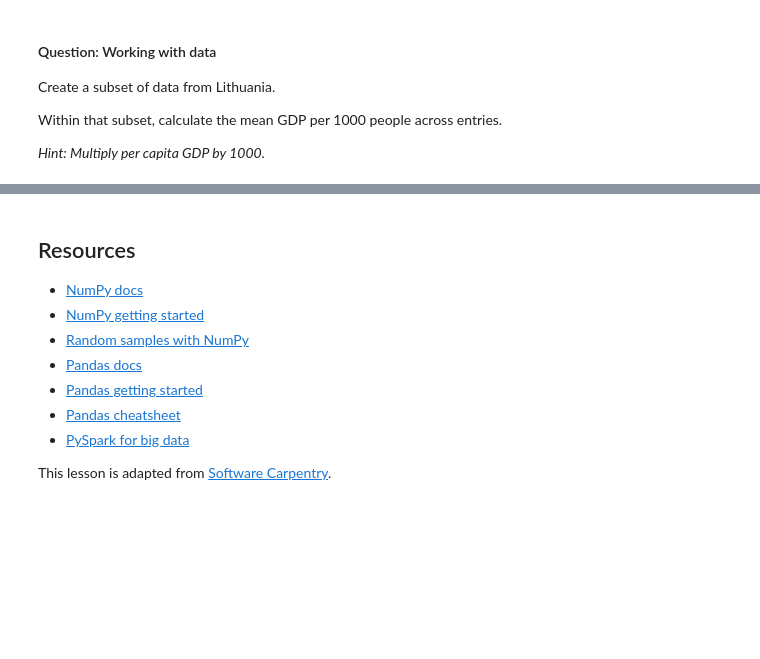
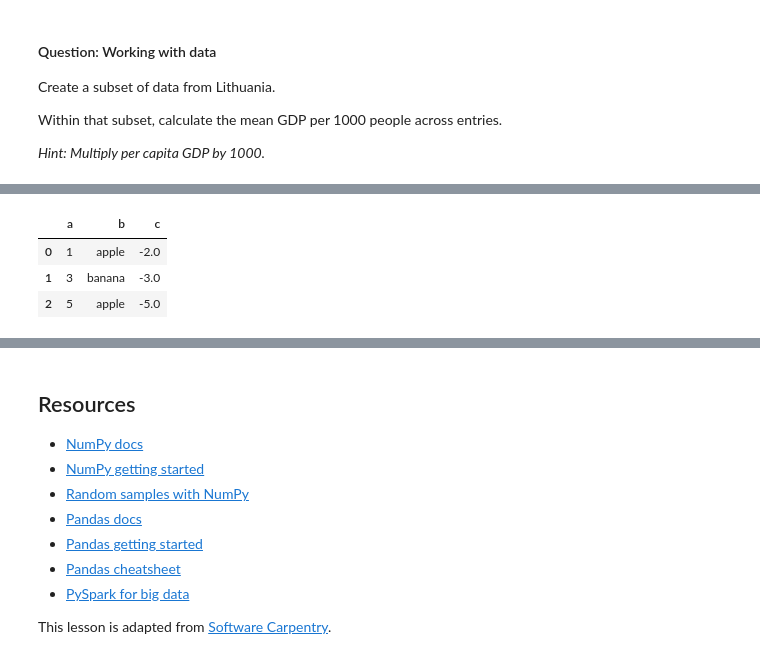
Before and after one commit to DeisData/python, a Jupyter notebook: sequential/numpy-pandas.ipynb, the cells around one changed output, grey strips where cells are left out. Cells and saved outputs as stored; diff of their text form; code cells hidden in the pictures; blank space fills up the shorter version.

```diff
--- a/sequential/numpy-pandas.ipynb
+++ b/sequential/numpy-pandas.ipynb
@@ -459,0 +471,13 @@ Within that subset, calculate the mean GDP per 1000 people across entries.
+# %%
+data_dict = {
+    'a': [1, 3, 5],
+    'b': ['apple', 'banana', 'apple'],
+    'c': [-2., -3., -5.]
+}
+
+pd.DataFrame(data_dict)
+# %% [output]
+|  | a | b | c |
+| 0 | 1 | apple | -2.0 |
+| 1 | 3 | banana | -3.0 |
+| 2 | 5 | apple | -5.0 |
```
Also changed, not shown: parts of 16 cells of this notebook.
